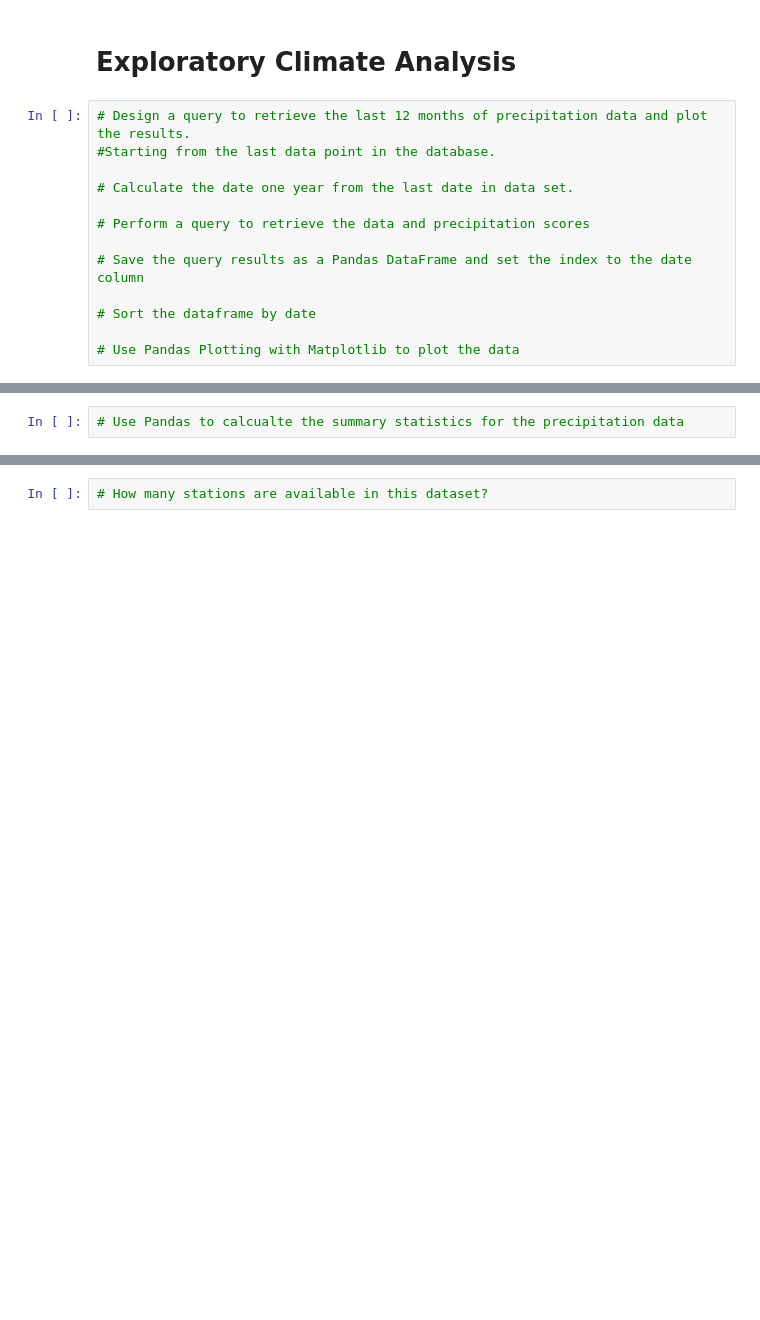
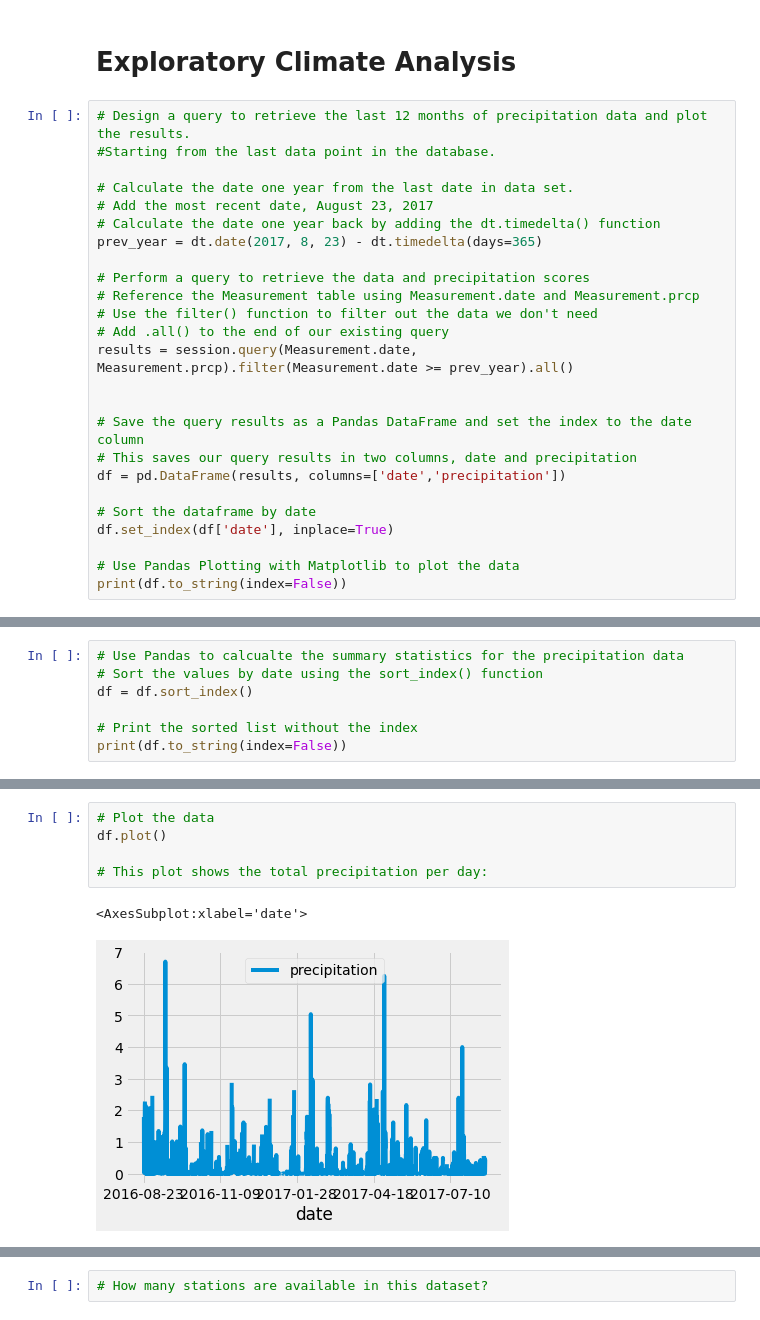
Before and after one commit to scotthammel/surfs_up, a Jupyter notebook: climate_analysis.ipynb, the cells around one changed output, grey strips where cells are left out. Cells and saved outputs as stored; diff of their text form; blank space fills up the shorter version.

Commit message:
added precipitation summary.

```diff
--- a/climate_analysis.ipynb
+++ b/climate_analysis.ipynb
@@ -54,11 +54,23 @@ session = Session(engine)
 #Starting from the last data point in the database.
 
 # Calculate the date one year from the last date in data set.
+# Add the most recent date, August 23, 2017
+# Calculate the date one year back by adding the dt.timedelta() function
+prev_year = dt.date(2017, 8, 23) - dt.timedelta(days=365)
 
 # Perform a query to retrieve the data and precipitation scores
+# Reference the Measurement table using Measurement.date and Measurement.prcp
+# Use the filter() function to filter out the data we don't need
+# Add .all() to the end of our existing query
+results = session.query(Measurement.date, Measurement.prcp).filter(Measurement.date >= prev_year).all()
+
 
 # Save the query results as a Pandas DataFrame and set the index to the date column
+# This saves our query results in two columns, date and precipitation
+df = pd.DataFrame(results, columns=['date','precipitation'])
 
 # Sort the dataframe by date
+df.set_index(df['date'], inplace=True)
 
 # Use Pandas Plotting with Matplotlib to plot the data
+print(df.to_string(index=False))
@@ -65,2 +95,7 @@ session = Session(engine)
 # %%
 # Use Pandas to calcualte the summary statistics for the precipitation data
+# Sort the values by date using the sort_index() function
+df = df.sort_index()
+
+# Print the sorted list without the index
+print(df.to_string(index=False))
@@ -66,0 +120,8 @@ session = Session(engine)
+# %%
+# Plot the data
+df.plot()
+
+# This plot shows the total precipitation per day:
+# %% [output]
+<AxesSubplot:xlabel='date'>
+[figure, added]
```
Also changed, not shown: parts of 3 cells of this notebook.
